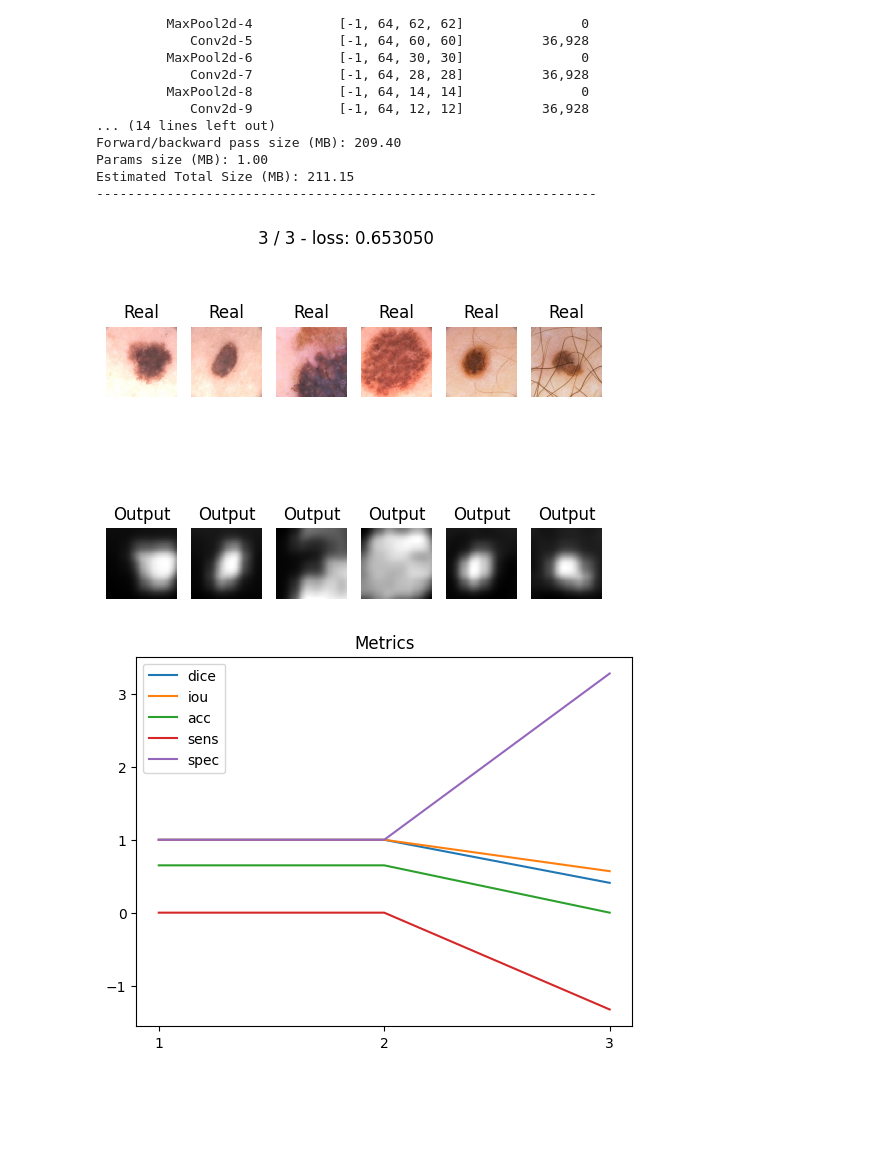
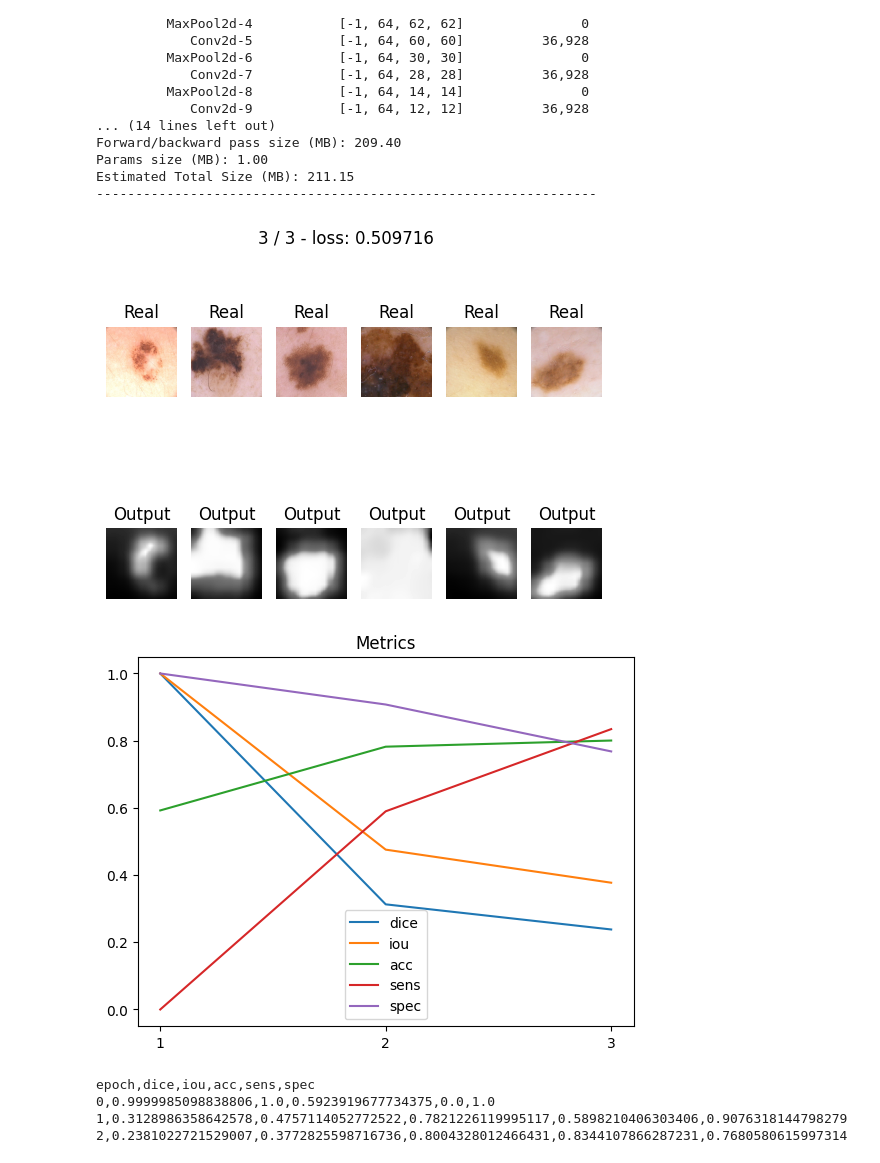
Before and after one commit to mklindtner/02516_intro_cnn_w2, a Jupyter notebook: nb/train.ipynb, the cells around one changed output. Saved outputs shown, nothing was run; the diff lists cells and outputs as text; code cells hidden in the pictures; blank space fills up the shorter version.

Commit message:
Make a function for saving validation metrics from training

```diff
--- a/nb/train.ipynb
+++ b/nb/train.ipynb
@@ -38,8 +38,8 @@ train_loader = torch.utils.data.DataLoader(
     shuffle=True,
     num_workers=3,
 )
-test_loader = torch.utils.data.DataLoader(
-    testset,
+val_loader = torch.utils.data.DataLoader(
+    valset,
     batch_size=batch_size,
     shuffle=False,
     num_workers=3,
@@ -69,9 +69,9 @@ Estimated Total Size (MB): 211.15
 ----------------------------------------------------------------
 # %%
 epochs = 3
-metrics = train(model, torch.optim.Adam(model.parameters()), bce_loss, epochs, train_loader, test_loader, device)
+metrics = train(model, torch.optim.Adam(model.parameters()), bce_loss, epochs, train_loader, val_loader, device)
 # %% [output]
-[figure, old version]
+[figure, new version]
 # %%
 for metric, vec in metrics.items():
     plt.title('Metrics')
@@ -79,4 +79,12 @@ for metric, vec in metrics.items():
     plt.xticks(range(1, len(vec)+1))
     plt.legend()
 # %% [output]
-[figure, old version]
+[figure, new version]
+# %%
+save_metrics('example-metrics.csv', metrics, overwrite=True)
+%cat example-metrics.csv
+# %% [output]
+epoch,dice,iou,acc,sens,spec
+0,0.9999985098838806,1.0,0.5923919677734375,0.0,1.0
+1,0.3128986358642578,0.4757114052772522,0.7821226119995117,0.5898210406303406,0.9076318144798279
+2,0.2381022721529007,0.3772825598716736,0.8004328012466431,0.8344107866287231,0.7680580615997314
```
Also changed, not shown: parts of 1 cell of this notebook, 1 other file.
